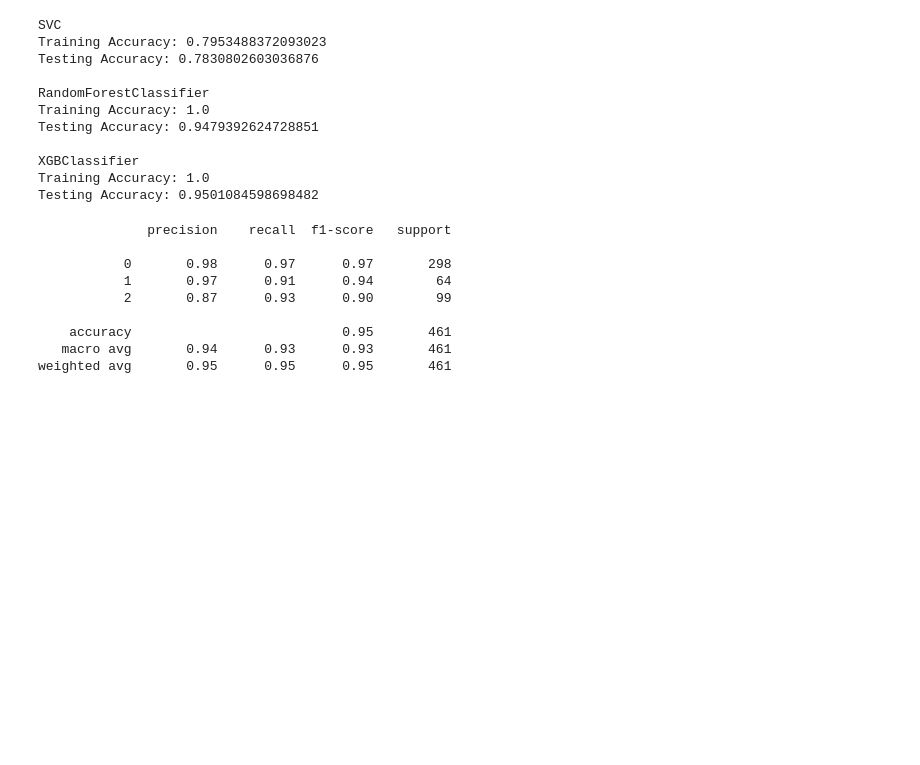
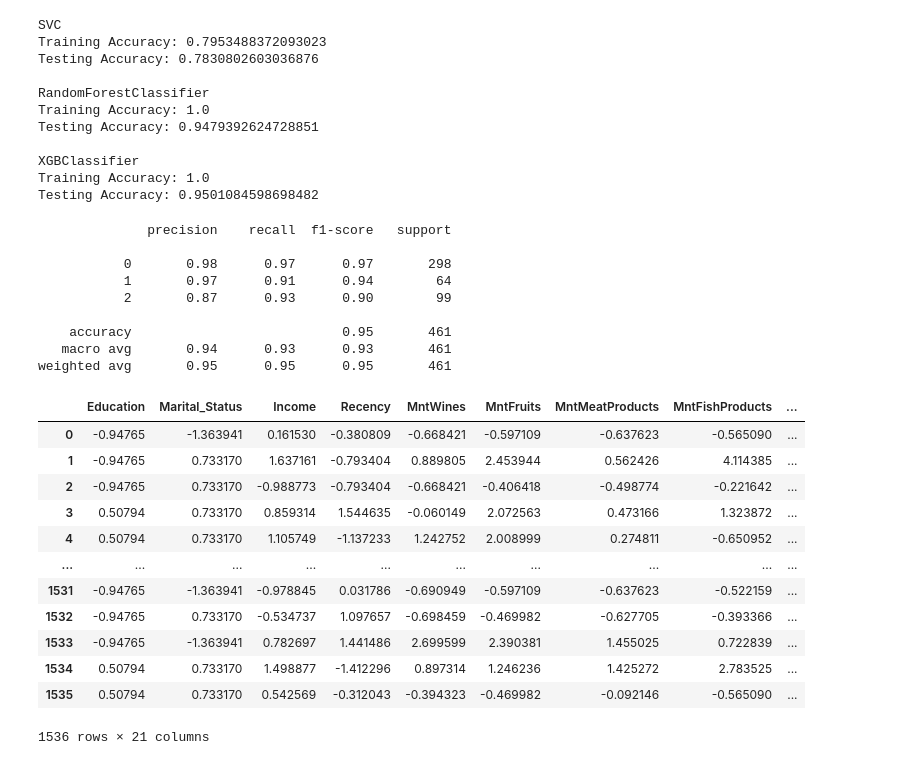
Before and after one commit to rizz045/Know-Your-Customer-Customer-Profiling-and-Segmentation, a Jupyter notebook: Customer Personality Analysis.ipynb, the cells around one changed output. Saved outputs shown, nothing was run; the diff lists cells and outputs as text; code cells hidden in the pictures; blank space fills up the shorter version.

```diff
--- a/Customer Personality Analysis.ipynb
+++ b/Customer Personality Analysis.ipynb
@@ -861,3 +861,19 @@ print(classification_report(y_test, model.predict(X_test)))
     accuracy                           0.95       461
    macro avg       0.94      0.93      0.93       461
 weighted avg       0.95      0.95      0.95       461
+# %%
+x_scaled
+# %% [output]
+|  | Education | Marital_Status | Income | Recency | MntWines | MntFruits | MntMeatProducts | MntFishProducts | ... |
+| 0 | -0.94765 | -1.363941 | 0.161530 | -0.380809 | -0.668421 | -0.597109 | -0.637623 | -0.565090 | ... |
+| 1 | -0.94765 | 0.733170 | 1.637161 | -0.793404 | 0.889805 | 2.453944 | 0.562426 | 4.114385 | ... |
+| 2 | -0.94765 | 0.733170 | -0.988773 | -0.793404 | -0.668421 | -0.406418 | -0.498774 | -0.221642 | ... |
+| 3 | 0.50794 | 0.733170 | 0.859314 | 1.544635 | -0.060149 | 2.072563 | 0.473166 | 1.323872 | ... |
+| 4 | 0.50794 | 0.733170 | 1.105749 | -1.137233 | 1.242752 | 2.008999 | 0.274811 | -0.650952 | ... |
+| ... | ... | ... | ... | ... | ... | ... | ... | ... | ... |
+| 1531 | -0.94765 | -1.363941 | -0.978845 | 0.031786 | -0.690949 | -0.597109 | -0.637623 | -0.522159 | ... |
+| 1532 | -0.94765 | 0.733170 | -0.534737 | 1.097657 | -0.698459 | -0.469982 | -0.627705 | -0.393366 | ... |
+| 1533 | -0.94765 | -1.363941 | 0.782697 | 1.441486 | 2.699599 | 2.390381 | 1.455025 | 0.722839 | ... |
+| 1534 | 0.50794 | 0.733170 | 1.498877 | -1.412296 | 0.897314 | 1.246236 | 1.425272 | 2.783525 | ... |
+| 1535 | 0.50794 | 0.733170 | 0.542569 | -0.312043 | -0.394323 | -0.469982 | -0.092146 | -0.565090 | ... |
+1536 rows × 21 columns
```
Also changed, not shown: parts of 4 cells of this notebook.
